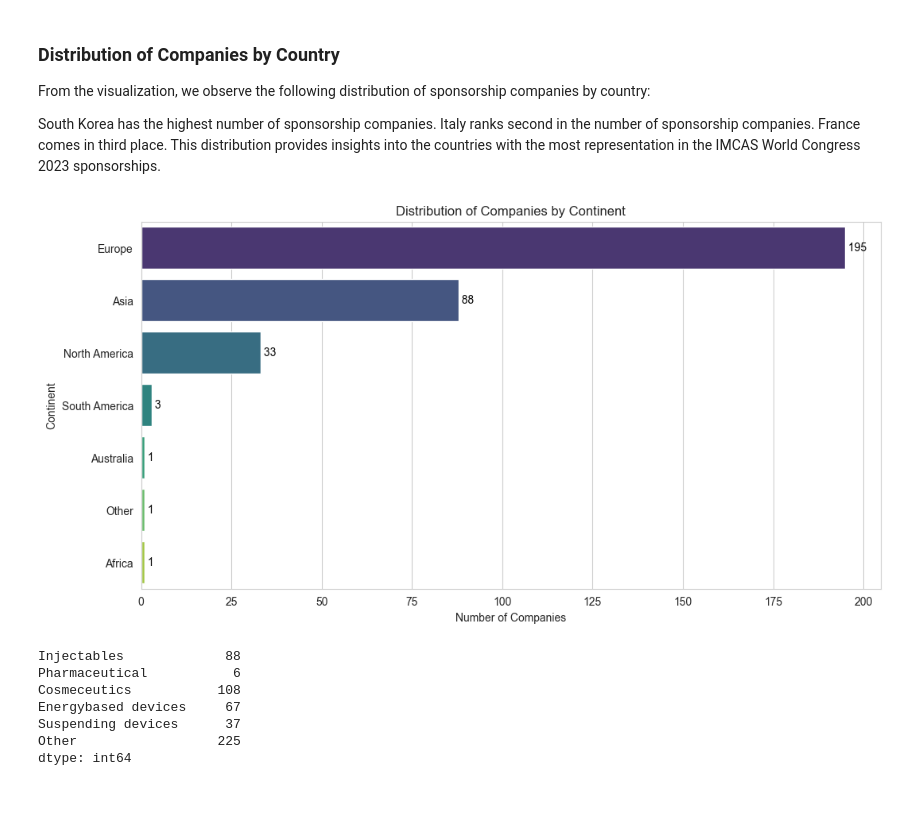
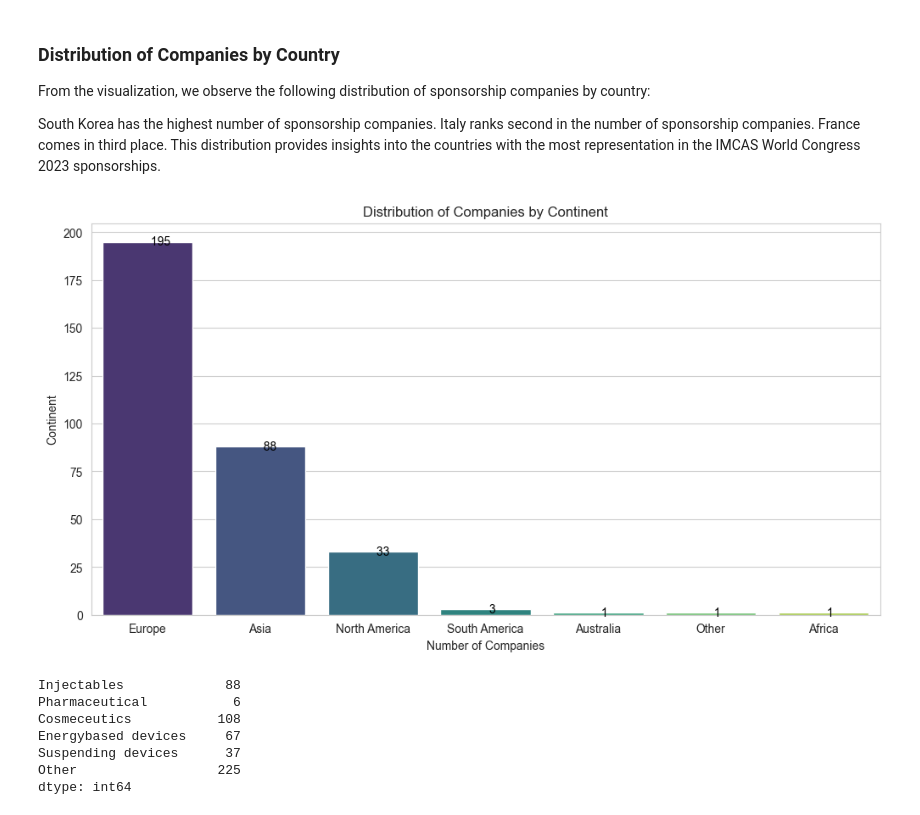
Before and after one commit to m3m3rmaid/IMCAS2023-sponsorlists, a Jupyter notebook: IMCAS-sponsor.ipynb, the cells around one changed output. Drawn from its saved outputs; the diff is of its cells as text; code cells hidden in the pictures.

Commit message:
4th submit with changes in graph and conclusion

```diff
--- a/IMCAS-sponsor.ipynb
+++ b/IMCAS-sponsor.ipynb
@@ -588,19 +526,19 @@ data['Continent'] = data['Country'].apply(country_to_continent)
 # %%
 # Plot the distribution of companies by continent using a horizontal bar chart with labeled values
 continent_counts_final = data['Continent'].value_counts()
 plt.figure(figsize=(12, 6))
-ax = sns.barplot(x=continent_counts_final.values, y=continent_counts_final.index, palette='viridis')
+ax = sns.barplot(x=continent_counts_final.index, y=continent_counts_final.values, palette='viridis')
 
 # Label the values on the bars
 for index, value in enumerate(continent_counts_final.values):
-    ax.text(value, index, f' {value}', color='black', va='center')
+    ax.text(index, value, f' {value}', color='black', va='center')
 
 plt.title('Distribution of Companies by Continent')
 plt.xlabel('Number of Companies')
 plt.ylabel('Continent')
 plt.show()
 # %% [output]
-[figure, old version]
+[figure, new version]
 # %%
 # Define columns that will be set based on 'Product Type'
 cols_to_set = ['Injectables', 'Pharmaceutical', 'Cosmeceutics', 'Energybased devices', 'Suspending devices', 'Other']
```
Also changed, not shown: parts of 8 cells of this notebook.
